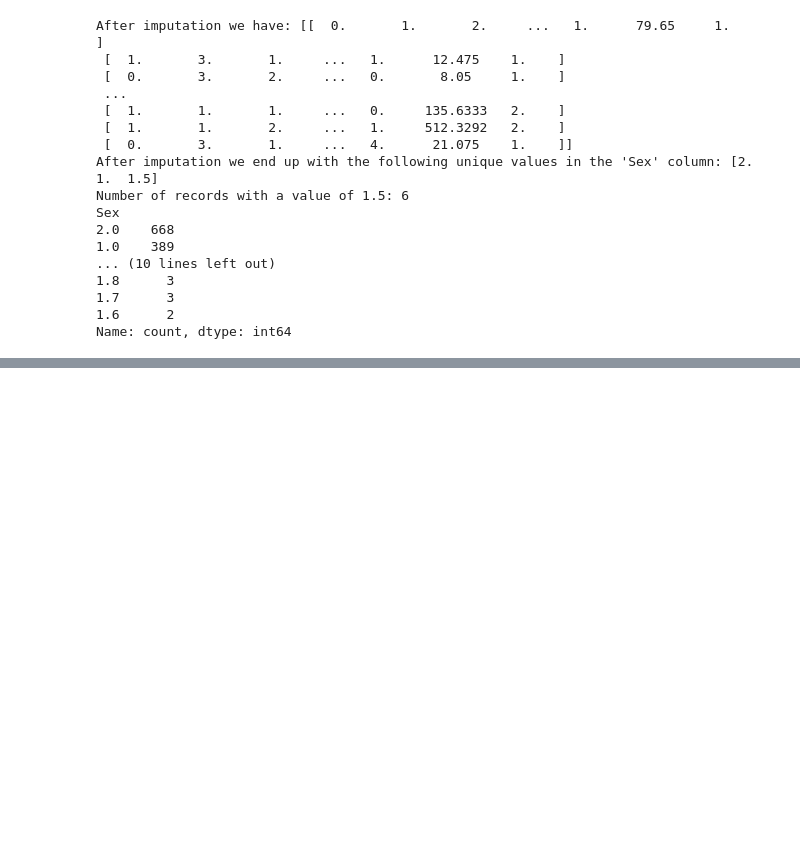
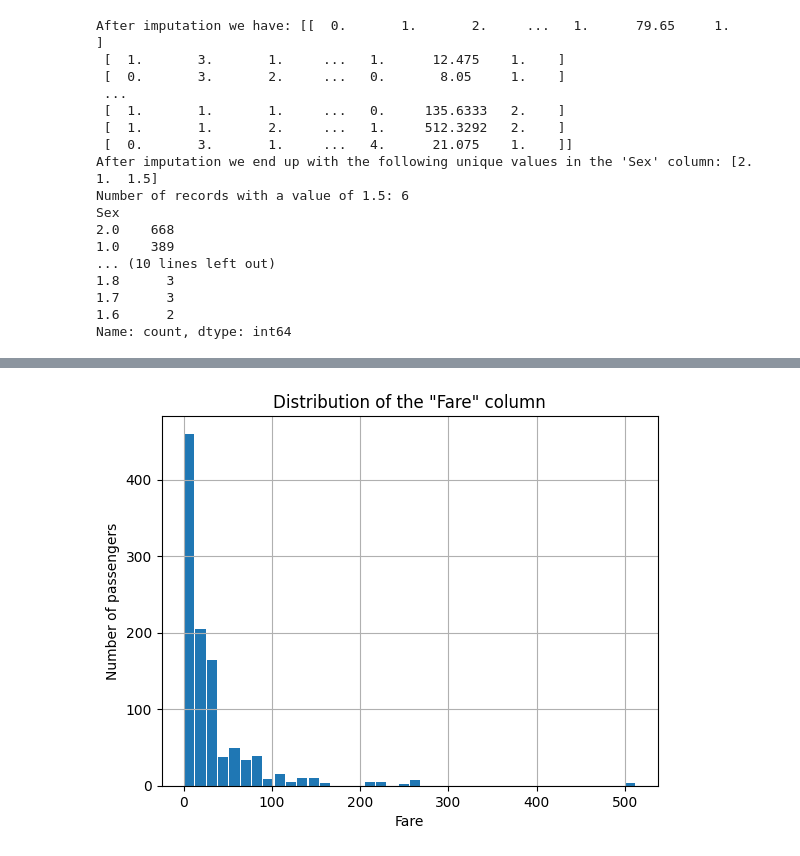
Before and after one commit to AIM-MADS-DATEXP/workshop-data-preparation, a Jupyter notebook: data_preparation.ipynb, the cells around one changed output, grey strips where cells are left out. Cells and saved outputs as stored; diff of their text form; code cells hidden in the pictures; blank space fills up the shorter version.

```diff
--- a/data_preparation.ipynb
+++ b/data_preparation.ipynb
@@ -322,0 +386,8 @@ Binning
+# %%
+dft['Fare'].hist(bins=40, rwidth=0.9)
+plt.title('Distribution of the "Fare" column')
+plt.xlabel("Fare")
+plt.ylabel("Number of passengers")
+plt.show()
+# %% [output]
+[figure, added]
```
Also changed, not shown: parts of 24 cells of this notebook.
